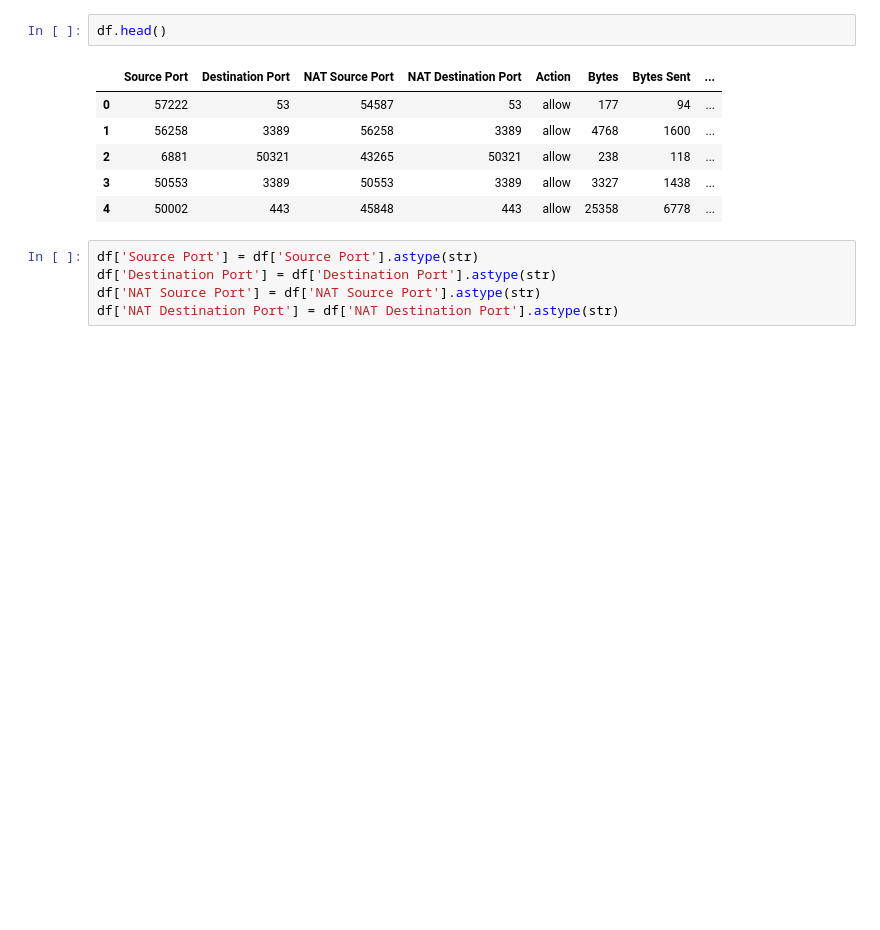
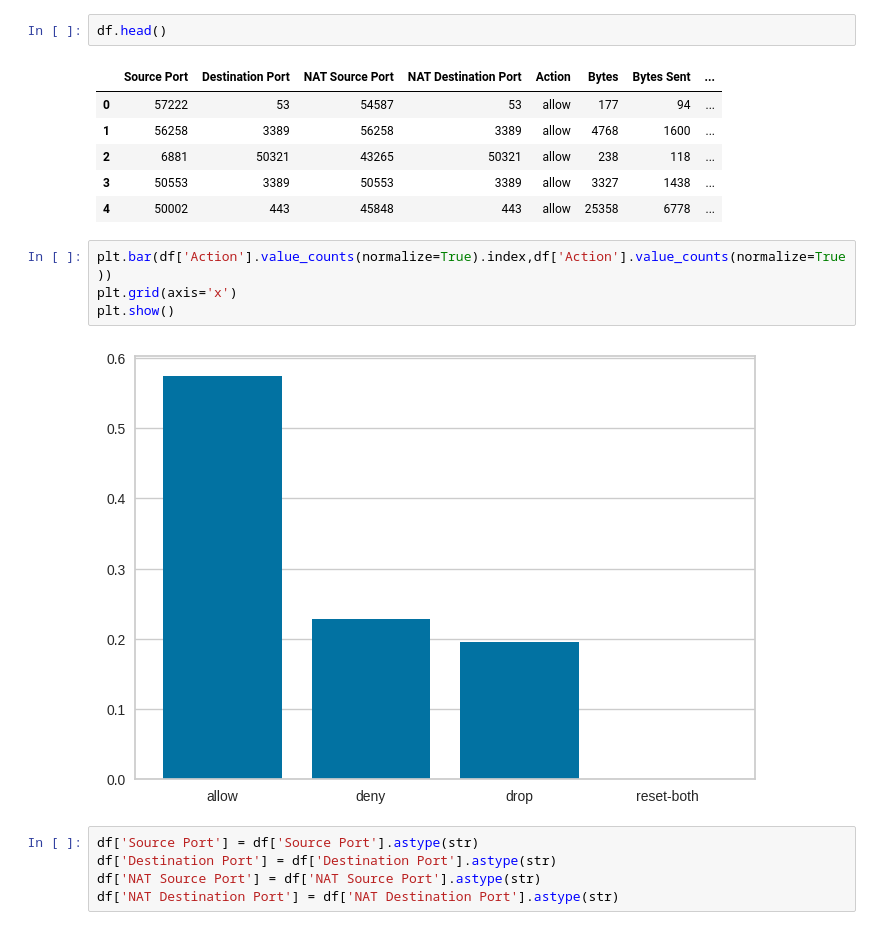
Before and after one commit to KendallScott/QTW, a Jupyter notebook: Case Study 5/Case_Study_5.ipynb, the cells around one changed output. Drawn from its saved outputs; the diff is of its cells as text; blank space fills up the shorter version.

```diff
--- a/Case Study 5/Case_Study_5.ipynb
+++ b/Case Study 5/Case_Study_5.ipynb
@@ -71,6 +89,12 @@ df.head()
 | 2 | 6881 | 50321 | 43265 | 50321 | allow | 238 | 118 | ... |
 | 3 | 50553 | 3389 | 50553 | 3389 | allow | 3327 | 1438 | ... |
 | 4 | 50002 | 443 | 45848 | 443 | allow | 25358 | 6778 | ... |
+# %%
+plt.bar(df['Action'].value_counts(normalize=True).index,df['Action'].value_counts(normalize=True))
+plt.grid(axis='x')
+plt.show()
+# %% [output]
+[figure, added]
 # %%
 df['Source Port'] = df['Source Port'].astype(str)
 df['Destination Port'] = df['Destination Port'].astype(str)
```
Also changed, not shown: parts of 23 cells of this notebook.
